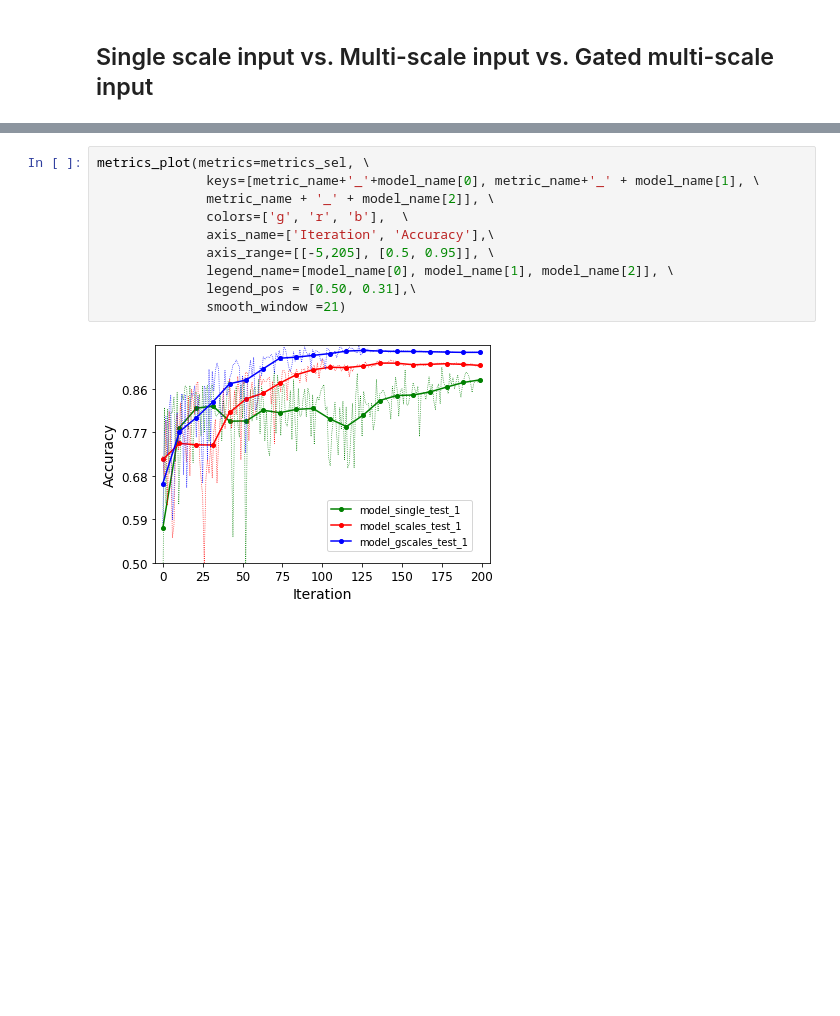
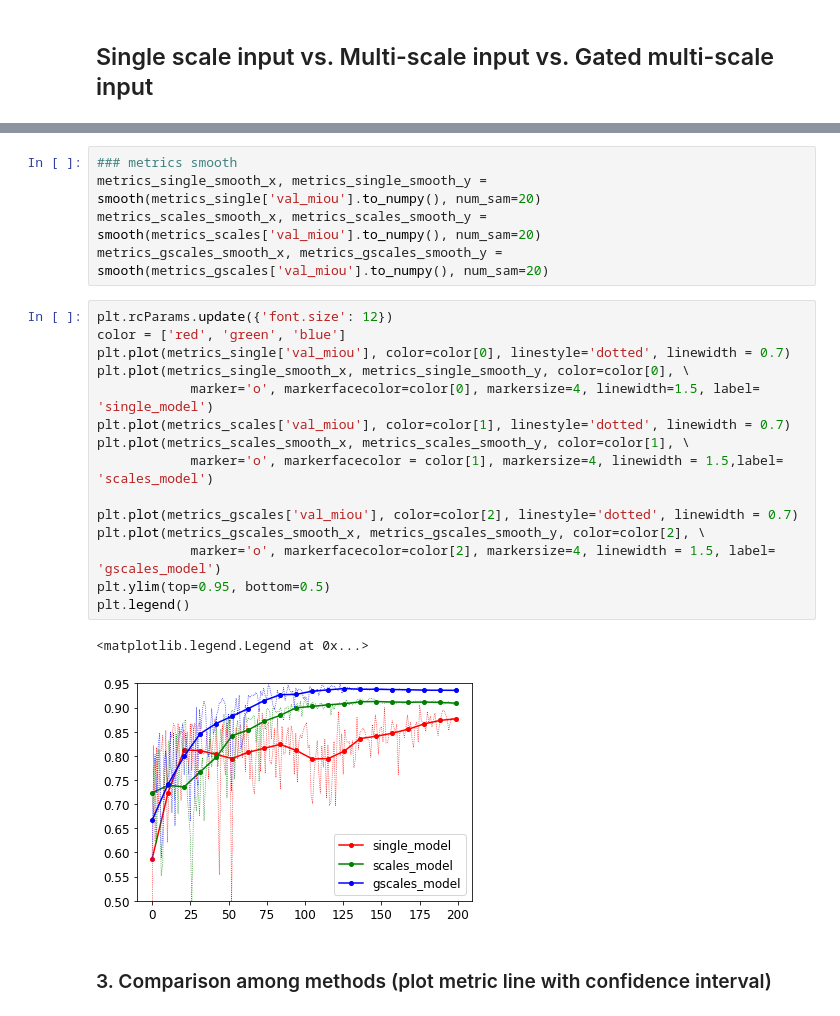
Before and after one commit to xinluo2018/Tibet-Water-2020, a Jupyter notebook: visual/methods_compare.ipynb, the cells around one changed output, grey strips where cells are left out. Drawn from its saved outputs; the diff is of its cells as text; blank space fills up the shorter version.

```diff
--- a/visual/methods_compare.ipynb
+++ b/visual/methods_compare.ipynb
@@ -75,12 +70,25 @@ metrics_name: ['tra_loss', 'tra_miou', 'val_loss', 'val_miou']
-# %%
-metrics_plot(metrics=metrics_sel, \
-              keys=[metric_name+'_'+model_name[0], metric_name+'_' + model_name[1], \
-              metric_name + '_' + model_name[2]], \
-              colors=['g', 'r', 'b'],  \
-              axis_name=['Iteration', 'Accuracy'],\
-              axis_range=[[-5,205], [0.5, 0.95]], \
-              legend_name=[model_name[0], model_name[1], model_name[2]], \
-              legend_pos = [0.50, 0.31],\
-              smooth_window =21)
-# %% [output]
-[figure, removed]
+# %%
+### metrics smooth
+metrics_single_smooth_x, metrics_single_smooth_y = smooth(metrics_single['val_miou'].to_numpy(), num_sam=20)
+metrics_scales_smooth_x, metrics_scales_smooth_y = smooth(metrics_scales['val_miou'].to_numpy(), num_sam=20)
+metrics_gscales_smooth_x, metrics_gscales_smooth_y = smooth(metrics_gscales['val_miou'].to_numpy(), num_sam=20)
+# %%
+plt.rcParams.update({'font.size': 12})
+color = ['red', 'green', 'blue']
+plt.plot(metrics_single['val_miou'], color=color[0], linestyle='dotted', linewidth = 0.7)
+plt.plot(metrics_single_smooth_x, metrics_single_smooth_y, color=color[0], \
+            marker='o', markerfacecolor=color[0], markersize=4, linewidth=1.5, label= 'single_model')
+plt.plot(metrics_scales['val_miou'], color=color[1], linestyle='dotted', linewidth = 0.7)
+plt.plot(metrics_scales_smooth_x, metrics_scales_smooth_y, color=color[1], \
+            marker='o', markerfacecolor = color[1], markersize=4, linewidth = 1.5,label= 'scales_model')
+
+plt.plot(metrics_gscales['val_miou'], color=color[2], linestyle='dotted', linewidth = 0.7)
+plt.plot(metrics_gscales_smooth_x, metrics_gscales_smooth_y, color=color[2], \
+            marker='o', markerfacecolor=color[2], markersize=4, linewidth = 1.5, label= 'gscales_model')
+plt.ylim(top=0.95, bottom=0.5)
+plt.legend()
+# %% [output]
+<matplotlib.legend.Legend at 0x...>
+[figure, added]
+# %% [markdown]
+### 3. Comparison among methods (plot metric line with confidence interval)
```
Also changed, not shown: parts of 15 cells of this notebook, 18 other files.
